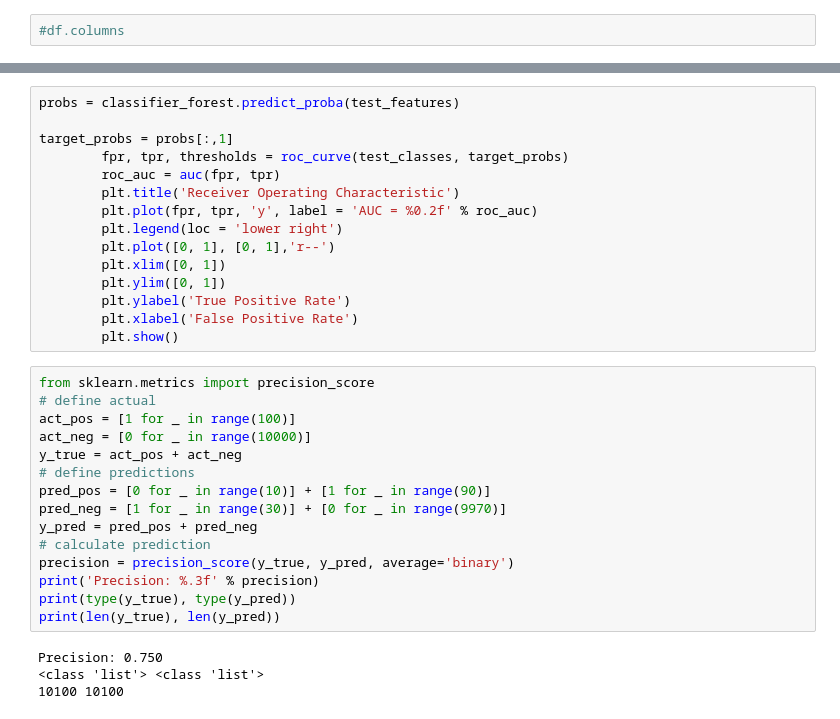
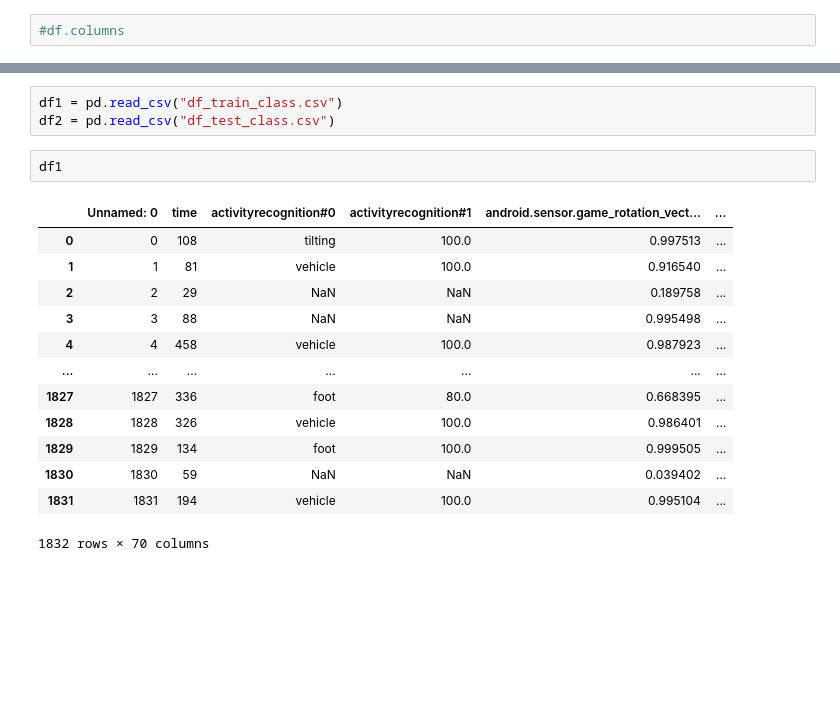
Before and after one commit to Newton-Fitness/Build_week_02, a Jupyter notebook: Newton-Fitness.ipynb, the cells around one changed output, grey strips where cells are left out. Drawn from its saved outputs; the diff is of its cells as text; blank space fills up the shorter version.

```diff
--- a/Newton-Fitness.ipynb
+++ b/Newton-Fitness.ipynb
@@ -114,35 +131,20 @@ NUMBER OF FEATURES:  36
 END RANDOM FOREST
-# %%
-probs = classifier_forest.predict_proba(test_features)
-
-target_probs = probs[:,1]
-        fpr, tpr, thresholds = roc_curve(test_classes, target_probs)
-        roc_auc = auc(fpr, tpr)
-        plt.title('Receiver Operating Characteristic')
-        plt.plot(fpr, tpr, 'y', label = 'AUC = %0.2f' % roc_auc)
-        plt.legend(loc = 'lower right')
-        plt.plot([0, 1], [0, 1],'r--')
-        plt.xlim([0, 1])
-        plt.ylim([0, 1])
-        plt.ylabel('True Positive Rate')
-        plt.xlabel('False Positive Rate')
-        plt.show()
-# %%
-from sklearn.metrics import precision_score
-# define actual
-act_pos = [1 for _ in range(100)]
-act_neg = [0 for _ in range(10000)]
-y_true = act_pos + act_neg
-# define predictions
-pred_pos = [0 for _ in range(10)] + [1 for _ in range(90)]
-pred_neg = [1 for _ in range(30)] + [0 for _ in range(9970)]
-y_pred = pred_pos + pred_neg
-# calculate prediction
-precision = precision_score(y_true, y_pred, average='binary')
-print('Precision: %.3f' % precision)
-print(type(y_true), type(y_pred))
-print(len(y_true), len(y_pred))
-# %% [output]
-Precision: 0.750
-<class 'list'> <class 'list'>
-10100 10100
+# %%
+df1 = pd.read_csv("df_train_class.csv")
+df2 = pd.read_csv("df_test_class.csv")
+# %%
+df1
+# %% [output]
+|  | Unnamed: 0 | time | activityrecognition#0 | activityrecognition#1 | android.sensor.game_rotation_vect... | ... |
+| 0 | 0 | 108 | tilting | 100.0 | 0.997513 | ... |
+| 1 | 1 | 81 | vehicle | 100.0 | 0.916540 | ... |
+| 2 | 2 | 29 | NaN | NaN | 0.189758 | ... |
+| 3 | 3 | 88 | NaN | NaN | 0.995498 | ... |
+| 4 | 4 | 458 | vehicle | 100.0 | 0.987923 | ... |
+| ... | ... | ... | ... | ... | ... | ... |
+| 1827 | 1827 | 336 | foot | 80.0 | 0.668395 | ... |
+| 1828 | 1828 | 326 | vehicle | 100.0 | 0.986401 | ... |
+| 1829 | 1829 | 134 | foot | 100.0 | 0.999505 | ... |
+| 1830 | 1830 | 59 | NaN | NaN | 0.039402 | ... |
+| 1831 | 1831 | 194 | vehicle | 100.0 | 0.995104 | ... |
+1832 rows × 70 columns
```
Also changed, not shown: parts of 6 cells of this notebook, 2 other files.
